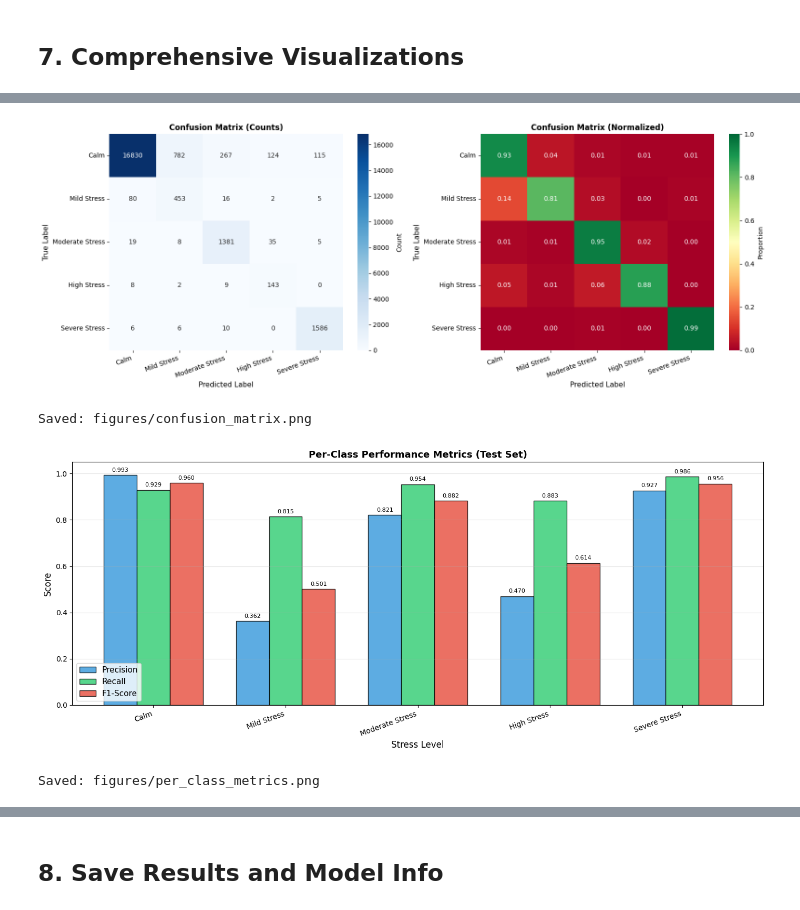
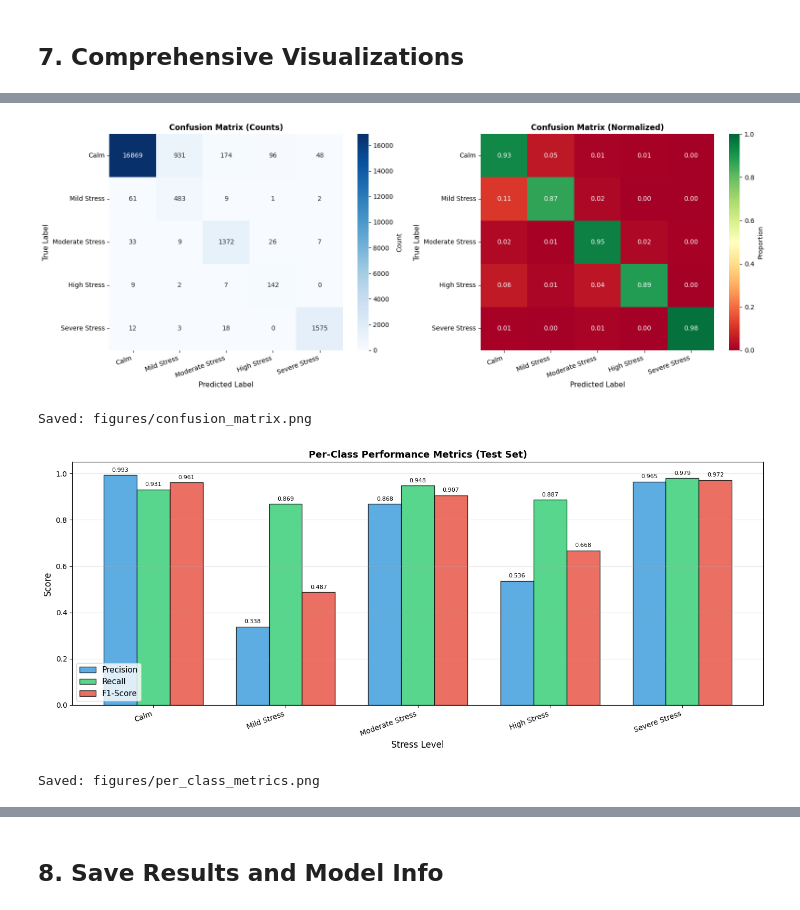
Before and after one commit to Bindu3116/Neuro_fusion, a Jupyter notebook: notebook/bindu_training.ipynb, the cells around one changed output, grey strips where cells are left out. Cells and saved outputs as stored; diff of their text form; code cells hidden in the pictures.

```diff
--- a/notebook/bindu_training.ipynb
+++ b/notebook/bindu_training.ipynb
@@ -29,8 +12,13 @@ try:
     OUTPUT_DIR = '/content/drive/MyDrive/models/bindu/'
     IN_COLAB = True
 except Exception:
-    DATA_DIR = os.getcwd()
-    OUTPUT_DIR = os.path.join(DATA_DIR, 'output')
+    # Local: look for split files relative to the notebook
+    _base = os.path.dirname(os.path.abspath('.'))
+    DATA_DIR = os.path.join(_base, 'datasets', 'split')
+    if not os.path.isdir(DATA_DIR):
+        # fallback: current working directory
+        DATA_DIR = os.getcwd()
+    OUTPUT_DIR = os.path.join(os.path.dirname(_base) if _base.endswith('notebook') else _base, 'output')
     IN_COLAB = False
 
 os.makedirs(OUTPUT_DIR, exist_ok=True)
@@ -205,7 +227,6 @@ Saved scalers to output folder
 # %% [markdown]
 ## 2. Exploratory Data Analysis
 # %%
-# EDA: Label distribution and sample visualization
 fig, axes = plt.subplots(2, 3, figsize=(18, 10))
 
 # 1. Label distribution
@@ -261,11 +282,12 @@ ax.grid(alpha=0.3)
 
 # 6. Dataset size comparison
 ax = axes[1, 2]
-sizes = [len(y_train), len(y_val), len(y_test)]
-ax.bar(['Train', 'Val', 'Test'], sizes, color=['#3498db', '#2ecc71', '#e74c3c'], alpha=0.8, edgecolor='black')
+sizes = [len(y_train), len(y_val)] # Removed y_test as it's not defined
+labels = ['Train', 'Val'] # Adjusted labels
+ax.bar(labels, sizes, color=['#3498db', '#2ecc71'], alpha=0.8, edgecolor='black') # Adjusted colors
 ax.set_ylabel('Number of Samples')
-ax.set_title('Dataset Split', fontweight='bold')
-for i, (label, size) in enumerate(zip(['Train', 'Val', 'Test'], sizes)):
+ax.set_title('Dataset Split (Train/Val Only)', fontweight='bold') # Adjusted title
+for i, (label, size) in enumerate(zip(labels, sizes)): # Adjusted labels iterable
     ax.text(i, size + 500, str(size), ha='center', fontsize=10, fontweight='bold')
 ax.grid(axis='y', alpha=0.3)
 
@@ -781,36 +768,44 @@ print('Saved: figures/training_curves.png')
 Saved: figures/training_curves.png
 # %%
+# Evaluate on validation set to get y_true, y_pred, y_probs for plotting
+val_loss, val_acc, val_bal_acc, val_f1, y_true, y_pred, y_probs = evaluate(model, val_loader, criterion)
+
 # 2. Confusion Matrix
 cm = confusion_matrix(y_true, y_pred)
 cm_normalized = cm.astype('float') / cm.sum(axis=1)[:, np.newaxis]
 
 fig, (ax1, ax2) = plt.subplots(1, 2, figsize=(16, 6))
 
 # Raw counts
 sns.heatmap(cm, annot=True, fmt='d', cmap='Blues', xticklabels=CLASS_NAMES,
             yticklabels=CLASS_NAMES, ax=ax1, cbar_kws={'label': 'Count'})
 ax1.set_ylabel('True Label', fontsize=11)
 ax1.set_xlabel('Predicted Label', fontsize=11)
 ax1.set_title('Confusion Matrix (Counts)', fontsize=12, fontweight='bold')
 ax1.set_xticklabels(ax1.get_xticklabels(), rotation=20, ha='right')
 
 # Normalized
 sns.heatmap(cm_normalized, annot=True, fmt='.2f', cmap='RdYlGn', xticklabels=CLASS_NAMES,
             yticklabels=CLASS_NAMES, ax=ax2, vmin=0, vmax=1, cbar_kws={'label': 'Proportion'})
 ax2.set_ylabel('True Label', fontsize=11)
 ax2.set_xlabel('Predicted Label', fontsize=11)
 ax2.set_title('Confusion Matrix (Normalized)', fontsize=12, fontweight='bold')
 ax2.set_xticklabels(ax2.get_xticklabels(), rotation=20, ha='right')
 
 plt.tight_layout()
 plt.savefig(os.path.join(FIG_DIR, 'confusion_matrix.png'), dpi=150, bbox_inches='tight')
 plt.show()
 print('Saved: figures/confusion_matrix.png')
 # %% [output]
-[figure, old version]
+[figure, new version]
 Saved: figures/confusion_matrix.png
 # %%
 # 3. Per-Class Performance
+# Calculate per-class metrics
+precision = precision_score(y_true, y_pred, average=None, zero_division=0)
+recall = recall_score(y_true, y_pred, average=None, zero_division=0)
+f1_per_class = f1_score(y_true, y_pred, average=None, zero_division=0)
+
 fig, ax = plt.subplots(figsize=(14, 6))
 
 x = np.arange(NUM_CLASSES)
@@ -845,7 +840,7 @@ plt.savefig(os.path.join(FIG_DIR, 'per_class_metrics.png'), dpi=150, bbox_inches
 plt.show()
 print('Saved: figures/per_class_metrics.png')
 # %% [output]
-[figure, old version]
+[figure, new version]
 Saved: figures/per_class_metrics.png
 # %%
 # 4. ROC Curves (One-vs-Rest)
```
Also changed, not shown: parts of 18 cells of this notebook, 11 other files.
